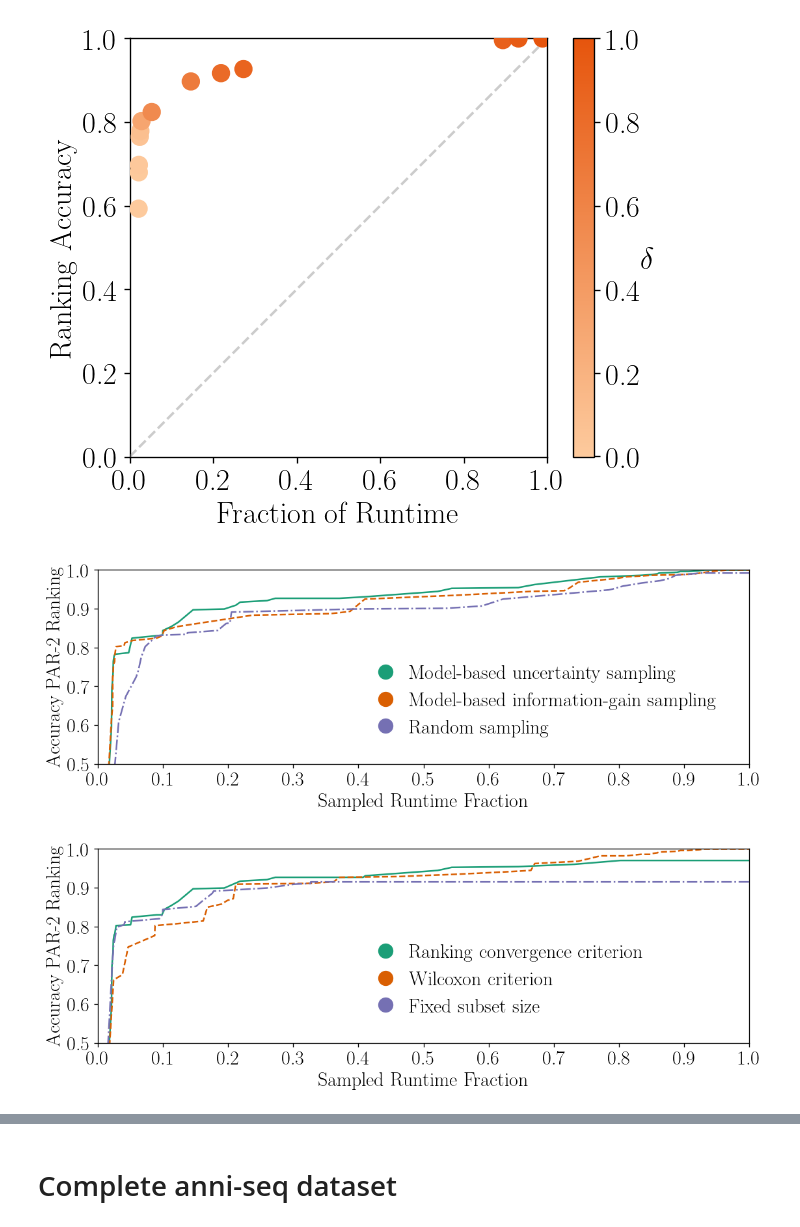
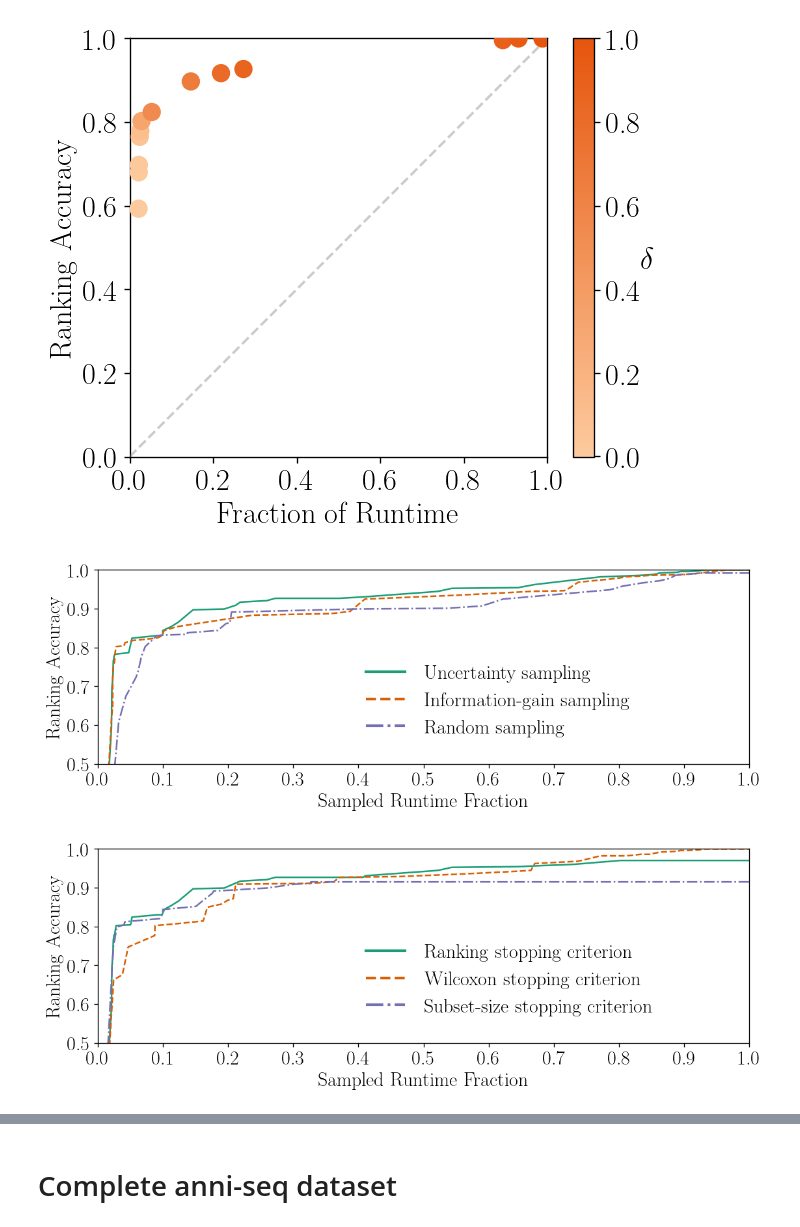
Before and after one commit to mathefuchs/al-for-sat-solver-benchmarking, a Jupyter notebook: anni_results.ipynb, the cells around one changed output, grey strips where cells are left out. Cells and saved outputs as stored; diff of their text form; code cells hidden in the pictures.

Commit message:
Fix plots for greyscale printing

```diff
--- a/anni_results.ipynb
+++ b/anni_results.ipynb
@@ -17,12 +17,12 @@ def read_e2e(prefix="anni_train"):
 
     # Read data
     datasets = {}
-    for f in glob(f"./pickled-data/end_to_end/custom_{prefix}_*.csv"):
+    for f in glob(f"../al-for-sat-solver-benchmarking-data/pickled-data/end_to_end/custom_{prefix}_*.csv"):
         name = f.split("/")[-1]
         datasets[name] = pd.read_csv(f, index_col="solver")
 
     # Retrieve all known solvers
-    with open(f"./pickled-data/{prefix}_df.pkl", "rb") as runtime_file:
+    with open(f"../al-for-sat-solver-benchmarking-data/pickled-data/{prefix}_df.pkl", "rb") as runtime_file:
         runtimes_df = pickle.load(runtime_file)
     column_list = list(runtimes_df.columns)
     del runtimes_df
@@ -231,7 +231,7 @@ def plot(axis, rel=True, color_selection=False, color_stopping=False, color_rank
 
     # Read data
     datasets = {}
-    for f in glob("./pickled-data/end_to_end/custom_anni_train_*.csv"):
+    for f in glob("../al-for-sat-solver-benchmarking-data/pickled-data/end_to_end/custom_anni_train_*.csv"):
         name = f.split("/")[-1]
         datasets[name] = pd.read_csv(f, index_col="solver")
 
@@ -362,58 +362,64 @@ def plot(axis, rel=True, color_selection=False, color_stopping=False, color_rank
         axis.set_xlabel("Sampled Runtime Fraction", fontsize=fs)
     else:
         axis.set_xlabel("Number of Instances", fontsize=fs)
-    axis.set_ylabel("Accuracy PAR-2 Ranking", fontsize=fs)
+    axis.set_ylabel("Ranking Accuracy", fontsize=fs)
 
 
 figure, axis = plt.subplots(1, 1, figsize=(10, 4), dpi=120)
 figure.tight_layout(pad=4)
 plot(axis, True, True, False, False)
 
 from matplotlib.patches import Patch
 from matplotlib.lines import Line2D
 
 #legend_elements1 = [Line2D([0], [0], marker='o', color='white', label='Ranking Convergence',
 #                           markerfacecolor='black', markersize=10),
 #                   Line2D([0], [0], marker='x', color='black', lw=0, label='Wilcoxon Criterion',
 #                          markerfacecolor='black', markersize=10)]
 #fst_legend = axis[2].legend(handles=legend_elements1, loc=(0.56, 0.25),
 #                            fontsize=fs, bbox_to_anchor=(1.0, 0.0, -1.0, 1.0))
 #axis[2].add_artist(fst_legend)
 
-legend_elements2 = [Line2D([0], [0], marker='o', color='w', label='Model-based uncertainty sampling',
+legend_elements2 = [Line2D([0], [0], linestyle='-', linewidth=2.5,
+                           color=colorpalette[0], label='Uncertainty sampling',
                            markerfacecolor=colorpalette[0], markersize=15),
-                    Line2D([0], [0], marker='o', color='w', label='Model-based information-gain sampling',
+                    Line2D([0], [0], linestyle='--', linewidth=2.5,
+                           color=colorpalette[1], label='Information-gain sampling',
                            markerfacecolor=colorpalette[1], markersize=15),
-                    Line2D([0], [0], marker='o', color='w', label='Random sampling',
+                    Line2D([0], [0], linestyle='-.', linewidth=2.5,
+                           color=colorpalette[2], label='Random sampling',
                            markerfacecolor=colorpalette[2], markersize=15)]
 axis.legend(handles=legend_elements2, loc=(0.6, 0.1),
-               fontsize=fs, bbox_to_anchor=(1.0, 0.0, -1.0, 1.0), frameon=False, handletextpad=0.2)
+               fontsize=fs, bbox_to_anchor=(1.0, 0.0, -1.0, 1.0), frameon=False, handletextpad=1)
 
 plt.savefig("plots/anni_train_color_selection.pgf")
 plt.show()
 
 # o - Ranking convergence, x - Wilcoxon stopping criterion
 # blue - uncertainty sampling, green - model ig
 # %% [output]
-[figure, old version]
+[figure, new version]
 # %%
 figure, axis = plt.subplots(1, 1, figsize=(10, 4), dpi=120)
 figure.tight_layout(pad=4)
 plot(axis, True, False, True, False)
 
-legend_elements2 = [Line2D([0], [0], marker='o', color='w', label='Ranking convergence criterion',
+legend_elements2 = [Line2D([0], [0], linestyle='-', linewidth=2.5,
+                           color=colorpalette[0], label='Ranking stopping criterion',
                            markerfacecolor=colorpalette[0], markersize=15),
-                    Line2D([0], [0], marker='o', color='w', label='Wilcoxon criterion',
+                    Line2D([0], [0], linestyle='--', linewidth=2.5,
+                           color=colorpalette[1], label='Wilcoxon stopping criterion',
                            markerfacecolor=colorpalette[1], markersize=15),
-                    Line2D([0], [0], marker='o', color='w', label='Fixed subset size',
+                    Line2D([0], [0], linestyle='-.', linewidth=2.5,
+                           color=colorpalette[2], label='Subset-size stopping criterion',
                            markerfacecolor=colorpalette[2], markersize=15)]
 axis.legend(handles=legend_elements2, loc=(0.6, 0.1),
-               fontsize=fs, bbox_to_anchor=(1.0, 0.0, -1.0, 1.0), frameon=False, handletextpad=0.2)
+               fontsize=fs, bbox_to_anchor=(1.0, 0.0, -1.0, 1.0), frameon=False, handletextpad=1)
 
 plt.savefig("plots/anni_train_color_stopping.pgf")
 plt.show()
 # %% [output]
-[figure, old version]
+[figure, new version]
 # %%
 figure, axis = plt.subplots(1, 1, figsize=(10, 4), dpi=120)
 figure.tight_layout(pad=4)
```
Also changed, not shown: parts of 12 cells of this notebook, 3 other files.
